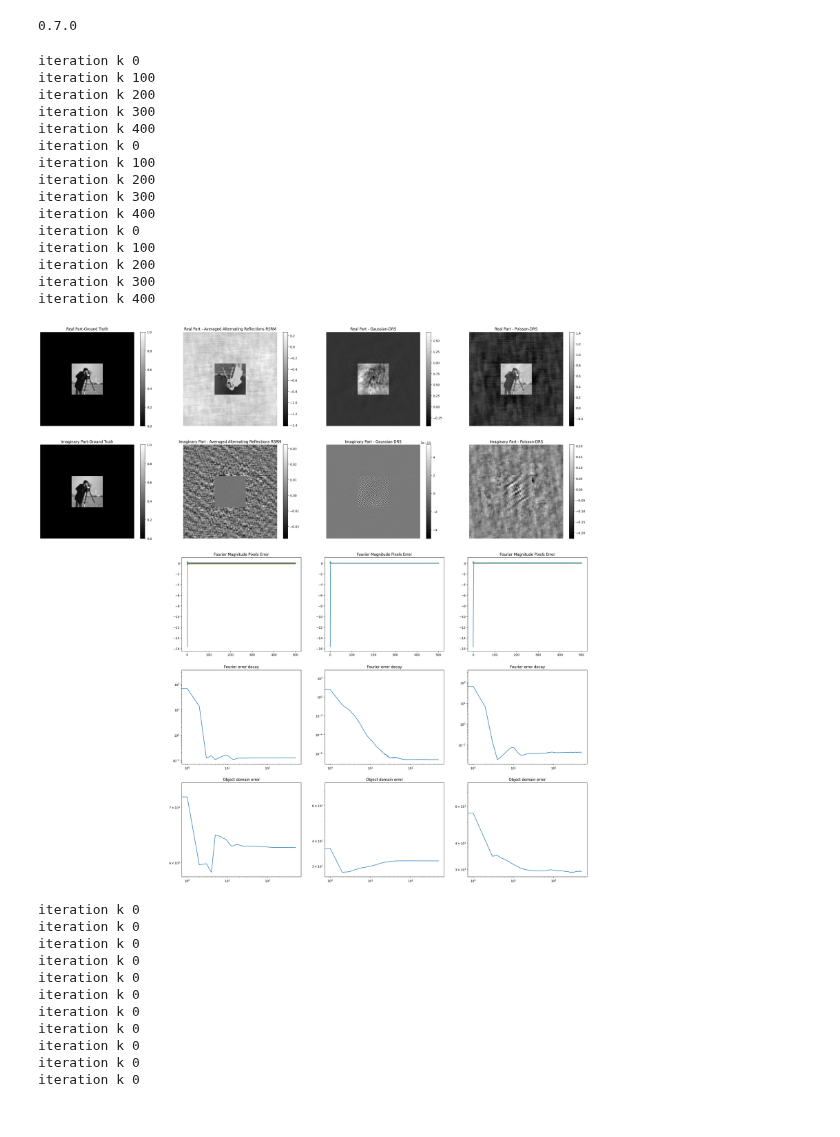
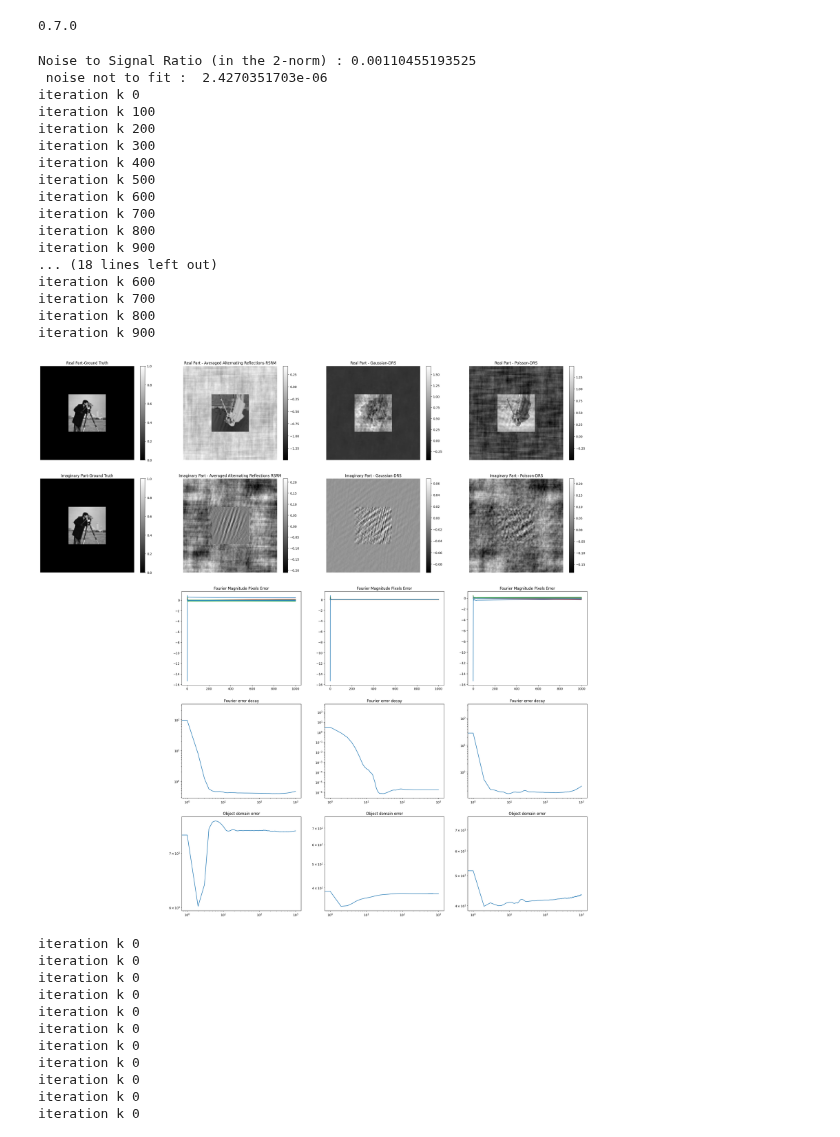
Before and after one commit to JeremieSefo/PhaseRetrievalMirror, a Jupyter notebook: retrieve_phase.ipynb, the cells around one changed output. Cells and saved outputs as stored; diff of their text form; code cells hidden in the pictures.

```diff
--- a/retrieve_phase.ipynb
+++ b/retrieve_phase.ipynb
@@ -14,8 +14,8 @@ rx, ry = 1, 1 #for oversampling
 n = Nx * Ny #image size
 
 # object support
-Kx = 1 * (half_Nx)// 2 # half_Nx #any natural integer between 0 (object is a single point) and half_Nx (object fills up the full image).
-Ky = 1 * (half_Ny)// 2 # half_Ny #any natural integer between 0 (object is a single point) and half_Nx (object fills up the full image).
+Kx = 4 * (half_Nx)// 10 # half_Nx #any natural integer between 0 (object is a single point) and half_Nx (object fills up the full image).
+Ky = 4 * (half_Ny)// 10 # half_Ny #any natural integer between 0 (object is a single point) and half_Nx (object fills up the full image).
 
 # mask support
 tx = 0.0 #parameter between 0 (very precise) and 1(no support knowledge) # 0.35  failed already
@@ -213,47 +215,51 @@ Algos = ['Hybrid Input-Output', 'Averaged Alternating Reflections RSRM', 'Averag
 #Algos_group.append(Algos)
 for Algos in Algos_group:
     for i in idx:
         X_sols = []
         x_true = true_images[i]
         x_true_vect = x_true.reshape(Nx * Ny, )
-        maxiter = 500
+        maxiter = 1000
         kappa  = 100000
         xi = 12
-        noise_lvl = 0.
+        noise_lvl = 0.001 #at pixel level
         noise_lvl_init = 0.4 #amplitude noise #If not 0, iterative projections algo: ER, HIO, even AAR stagnate at local minima. error is 1e-7 instead of 1e-37 for instance
-        meas, noise = me.gauss_noisy_meas(x_true_vect, noise_lvl**(1) , A)()  #me.gauss_noisy_meas #poiss_noisy_meas
+        meas, noise, NSR = me.poiss_noisy_meas(x_true_vect, noise_lvl**(1) , A)()   # NSR in terms of total L2 norm  #me.gauss_noisy_meas #poiss_noisy_meas
+        print('Noise to Signal Ratio (in the 2-norm) :', NSR) #should approximatively be noise_lvl, because the random values in noise (generated in the first step) are essentially ones.
         meas = meas.flatten()
         L = 1 * op.smoothnessPara_L(A.Matrix, noise)
         #print("meas", meas)
         init = 'Gaussian'
         x0 = op.initialise(n, meas, A.Matrix, type = init, real = 1, imag = 0, x_true_vect = x_true_vect, mask = mask, noise_lvl = noise_lvl_init**(0.5) )
         for Algo in Algos:
             map = op.operators(algo = Algo, meas = meas, A = A, mask = mask)
+            print(' noise not to fit : ', map.f(x_true_vect))
             #print('grad', np.asarray(map.grad_f(1 + x_true_vect)))
             x_sols, space = solve.phase_retrieval(L, kappa, xi, Algo, map, mask, n, A,  A.Matrix, A.p_inv, meas, maxiter, x0,
                                                   x_true_vect, IO_OO_HIO_newHIO_beta = [1, .6, 1., [.25, .25, .5]], RAAR_AAR_beta = [1., .5], TvIter = 10, TvAlpha = 0.005, rho_Gau_Poi = [[1, 0.5], [0., 0.5]] ) #Gaussion rho = .5 outperforms AAR
 
                                                                                                                 #np.conj(A.Matrix).T #TvAlpha = 0.045 # poisson TvAlpha =0.02 #  Don't regularise Fourier
             #print(x_sols)
             X_sols.append(x_sols)
         phase_retrie_plots(i, true_images, X_sols, map, A, meas, maxiter, space, Algos ) #FMPE0, FMPE1, FMPE2 =
 # %% [output]
+Noise to Signal Ratio (in the 2-norm) : 0.00110455193525
+ noise not to fit :  2.4270351703e-06
 iteration k 0
 iteration k 100
 iteration k 200
 iteration k 300
 iteration k 400
-iteration k 0
-iteration k 100
-iteration k 200
-iteration k 300
-iteration k 400
-iteration k 0
-iteration k 100
-iteration k 200
-iteration k 300
-iteration k 400
+iteration k 500
+iteration k 600
+iteration k 700
+iteration k 800
+iteration k 900
+... (18 lines left out)
+iteration k 600
+iteration k 700
+iteration k 800
+iteration k 900
-[figure, old version]
+[figure, new version]
 # %%
 from DisplayAlternate import phase_retrie_plots_alternate
 idx = [1]#1, 6, 7 np.arange(len(true_images)) #[0, 1] # np.arange(1)
```
Also changed, not shown: parts of 4 cells of this notebook, 3 other files.
